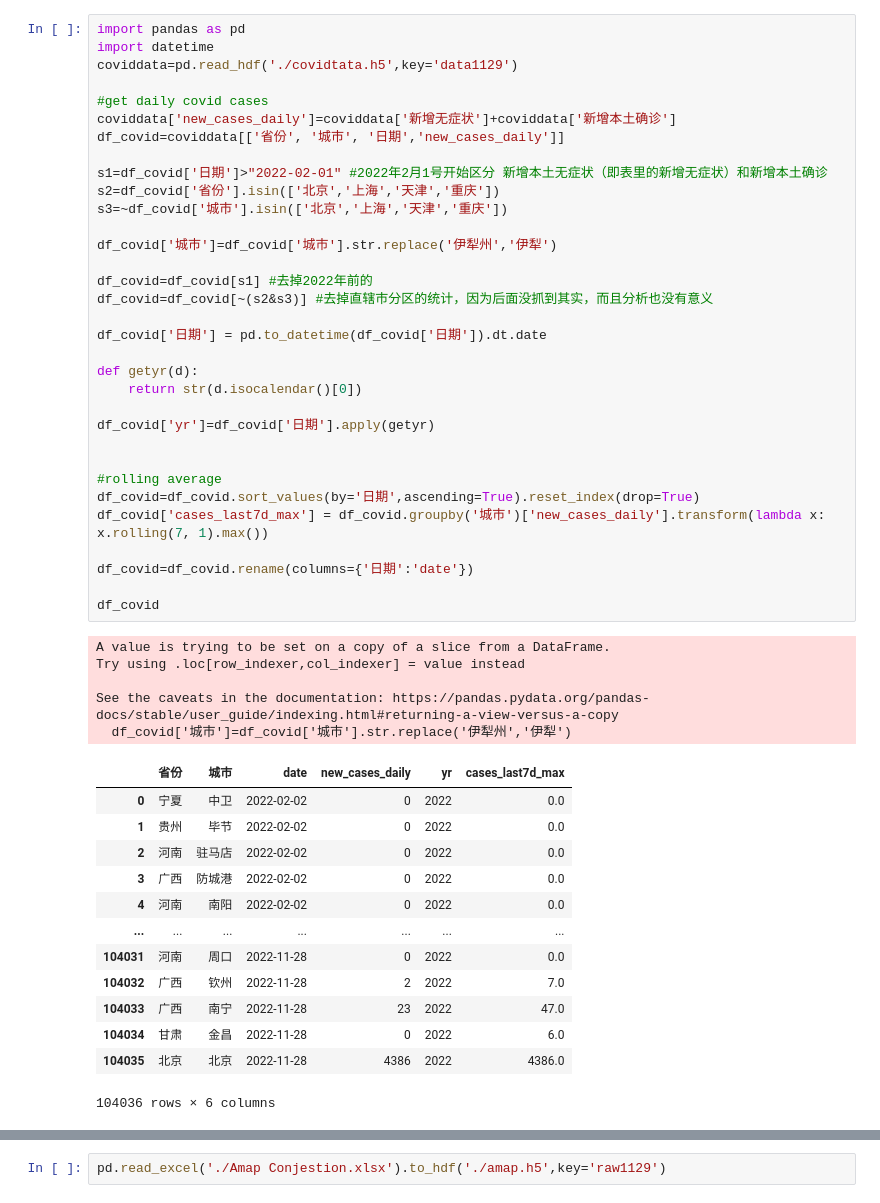
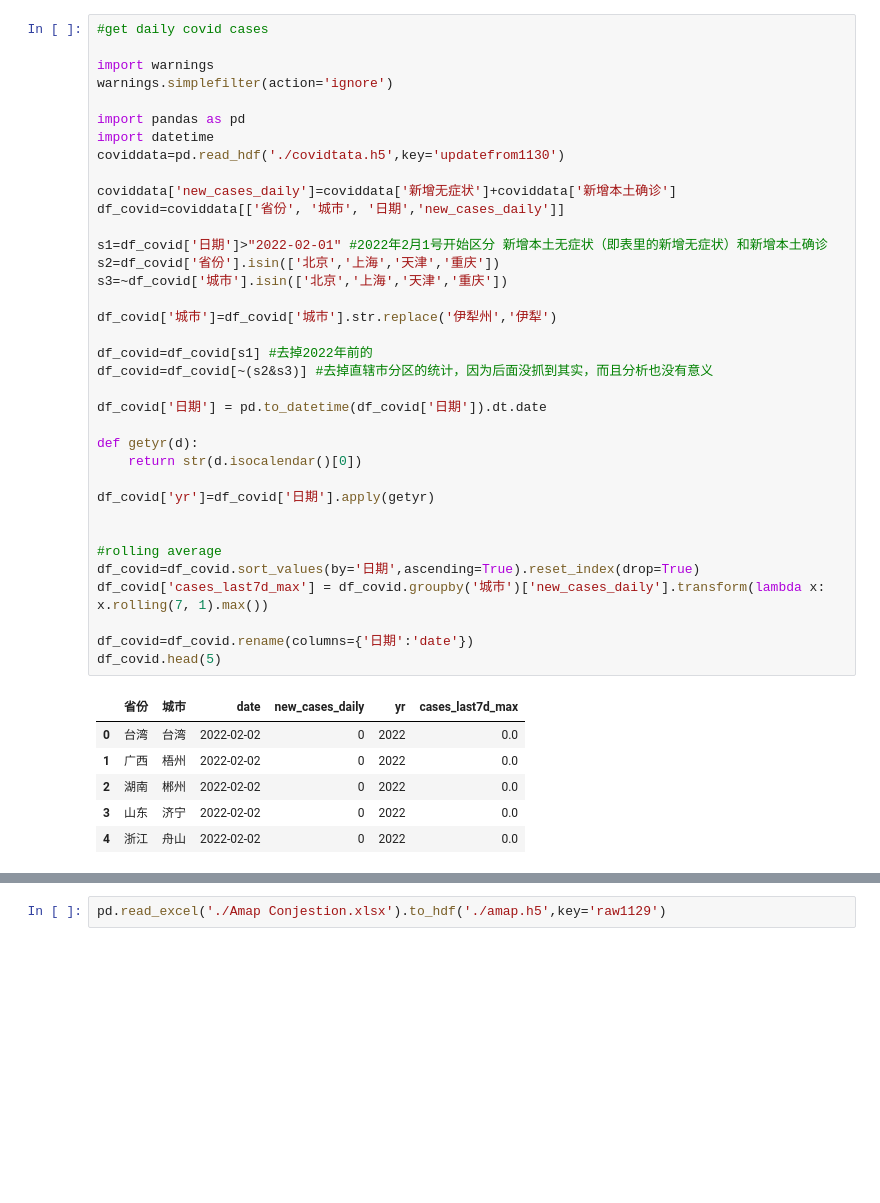
Before and after one commit to tsauliu/COVID_Data_in_Depth, a Jupyter notebook: coviddataprocess_rolling7.ipynb, the cells around one changed output, grey strips where cells are left out. Saved outputs shown, nothing was run; the diff lists cells and outputs as text; blank space fills up the shorter version.

```diff
--- a/coviddataprocess_rolling7.ipynb
+++ b/coviddataprocess_rolling7.ipynb
@@ -1,52 +1,43 @@
 # %%
+#get daily covid cases
+
+import warnings
+warnings.simplefilter(action='ignore')
+
 import pandas as pd
 import datetime
-coviddata=pd.read_hdf('./covidtata.h5',key='data1129')
+coviddata=pd.read_hdf('./covidtata.h5',key='updatefrom1130')
 
-#get daily covid cases
 coviddata['new_cases_daily']=coviddata['新增无症状']+coviddata['新增本土确诊']
 df_covid=coviddata[['省份', '城市', '日期','new_cases_daily']]
 
 s1=df_covid['日期']>"2022-02-01" #2022年2月1号开始区分 新增本土无症状（即表里的新增无症状）和新增本土确诊
 s2=df_covid['省份'].isin(['北京','上海','天津','重庆'])
 s3=~df_covid['城市'].isin(['北京','上海','天津','重庆'])
 
 df_covid['城市']=df_covid['城市'].str.replace('伊犁州','伊犁')
 
 df_covid=df_covid[s1] #去掉2022年前的
 df_covid=df_covid[~(s2&s3)] #去掉直辖市分区的统计，因为后面没抓到其实，而且分析也没有意义
 
 df_covid['日期'] = pd.to_datetime(df_covid['日期']).dt.date
 
 def getyr(d):
     return str(d.isocalendar()[0])
 
 df_covid['yr']=df_covid['日期'].apply(getyr)
 
 
 #rolling average
 df_covid=df_covid.sort_values(by='日期',ascending=True).reset_index(drop=True)
 df_covid['cases_last7d_max'] = df_covid.groupby('城市')['new_cases_daily'].transform(lambda x: x.rolling(7, 1).max())
 
 df_covid=df_covid.rename(columns={'日期':'date'})
-
-df_covid
+df_covid.head(5)
 # %% [output]
-A value is trying to be set on a copy of a slice from a DataFrame.
-Try using .loc[row_indexer,col_indexer] = value instead
-
-See the caveats in the documentation: https://pandas.pydata.org/pandas-docs/stable/user_guide/indexing.html#returning-a-view-versus-a-copy
-  df_covid['城市']=df_covid['城市'].str.replace('伊犁州','伊犁')
 |  | 省份 | 城市 | date | new_cases_daily | yr | cases_last7d_max |
-| 0 | 宁夏 | 中卫 | 2022-02-02 | 0 | 2022 | 0.0 |
-| 1 | 贵州 | 毕节 | 2022-02-02 | 0 | 2022 | 0.0 |
-| 2 | 河南 | 驻马店 | 2022-02-02 | 0 | 2022 | 0.0 |
-| 3 | 广西 | 防城港 | 2022-02-02 | 0 | 2022 | 0.0 |
-| 4 | 河南 | 南阳 | 2022-02-02 | 0 | 2022 | 0.0 |
-| ... | ... | ... | ... | ... | ... | ... |
-| 104031 | 河南 | 周口 | 2022-11-28 | 0 | 2022 | 0.0 |
-| 104032 | 广西 | 钦州 | 2022-11-28 | 2 | 2022 | 7.0 |
-| 104033 | 广西 | 南宁 | 2022-11-28 | 23 | 2022 | 47.0 |
-| 104034 | 甘肃 | 金昌 | 2022-11-28 | 0 | 2022 | 6.0 |
-| 104035 | 北京 | 北京 | 2022-11-28 | 4386 | 2022 | 4386.0 |
+| 0 | 台湾 | 台湾 | 2022-02-02 | 0 | 2022 | 0.0 |
+| 1 | 广西 | 梧州 | 2022-02-02 | 0 | 2022 | 0.0 |
+| 2 | 湖南 | 郴州 | 2022-02-02 | 0 | 2022 | 0.0 |
+| 3 | 山东 | 济宁 | 2022-02-02 | 0 | 2022 | 0.0 |
+| 4 | 浙江 | 舟山 | 2022-02-02 | 0 | 2022 | 0.0 |
-104036 rows × 6 columns
```
Also changed, not shown: parts of 12 cells of this notebook, 1 other file.
